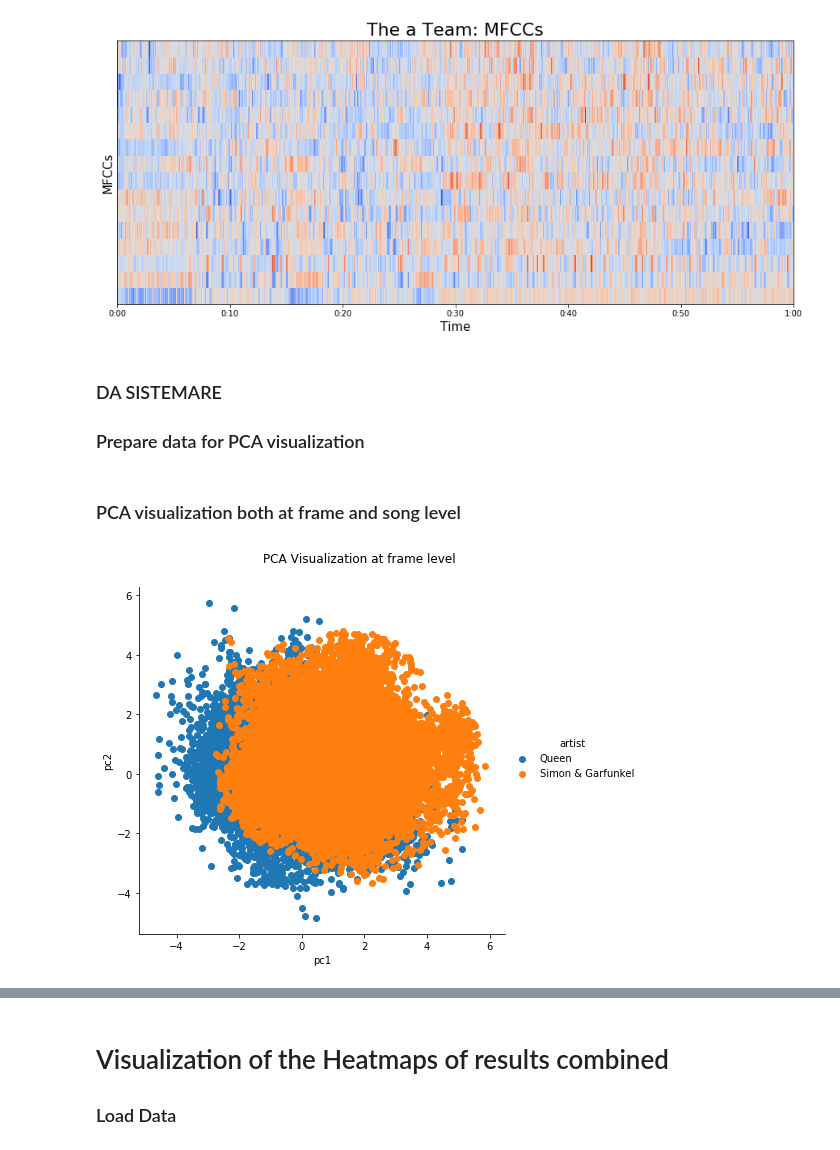
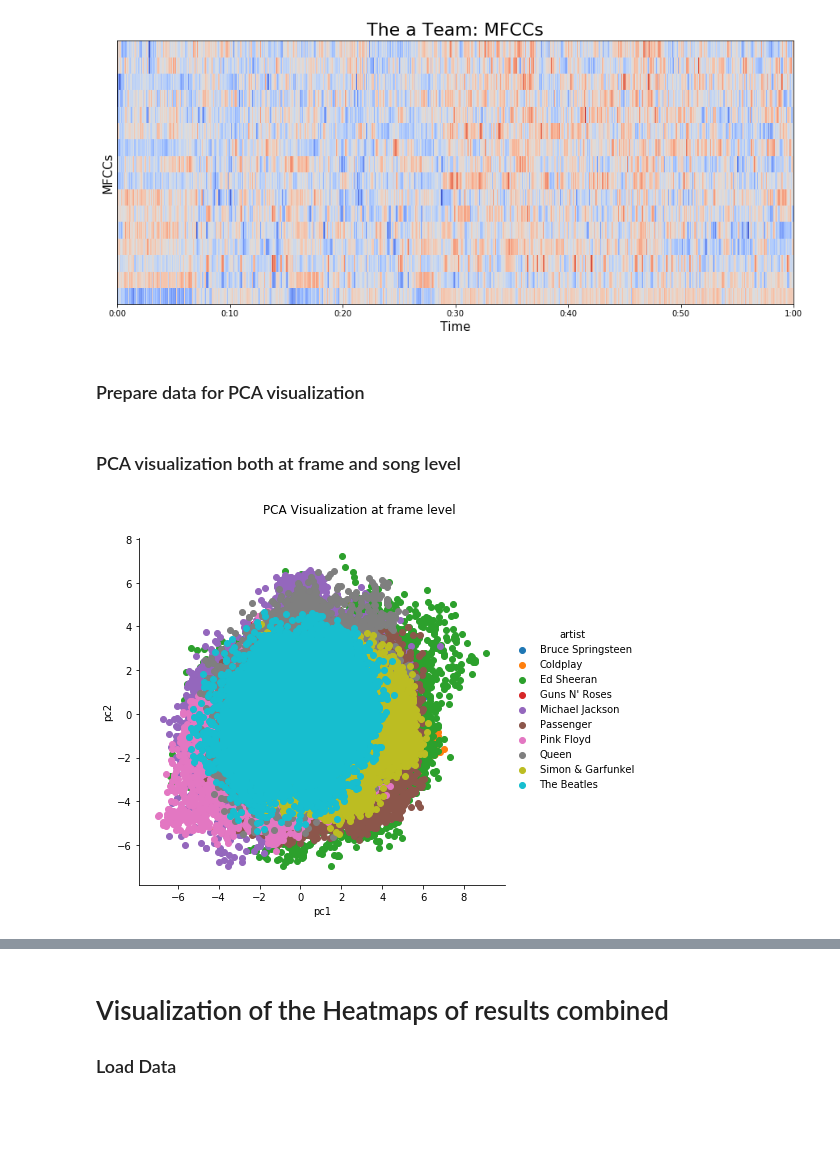
Before and after one commit to mr-96/SML-Project, a Jupyter notebook: 2 - Visualization.ipynb, the cells around one changed output, grey strips where cells are left out. Drawn from its saved outputs; the diff is of its cells as text; code cells hidden in the pictures; blank space fills up the shorter version.

```diff
--- a/2 - Visualization.ipynb
+++ b/2 - Visualization.ipynb
@@ -105,12 +105,11 @@ plt.show()
 # %% [output]
 [figure]
 # %% [markdown]
-### DA SISTEMARE
 ### Prepare data for PCA visualization
 # %%
 ##create a list of artist in the dataset
 artistlist=[]
-for t in x:
+for t in x[2500][4]:
     if t["artist"] not in artistlist:
         artistlist.append(t["artist"])
 artistlist.sort()
@@ -119,10 +118,13 @@ artistlist.sort()
 ##############################################
 #####data for PCA visualization at frame level
 ##############################################
+sr=10000
+n_mfcc=20
+
 
 ###create a matrix with all frames of all songs
 all_mfcc=numpy.empty((1,n_mfcc))
-for t in x1:
+for t in x[sr][n_mfcc]:
     all_mfcc=numpy.vstack((all_mfcc, t["mfcc"]))
 all_mfcc=numpy.delete(all_mfcc,0,0)
 scaler = sklearn.preprocessing.StandardScaler()
@@ -130,7 +132,7 @@ all_mfcc=scaler.fit_transform(all_mfcc)
 
 ###create a list of corresponding labels and convert to pandas df
 all_labels=[]
-for t in x1:
+for t in x[sr][n_mfcc]:
     for _ in range(t["mfcc"].shape[0]):
         all_labels.append(t["artist"])
 all_labels=pandas.DataFrame(all_labels, columns = ["artist"])
@@ -178,36 +182,36 @@ df_song = pandas.concat([mfcc_avg_principalComponents, song_labels],axis=1)
 #manual way
 """fig = plt.figure(figsize = (8,8))
 ax = fig.add_subplot(1,1,1)
 ax.set_xlabel('Principal Component 1', fontsize = 15)
 ax.set_ylabel('Principal Component 2', fontsize = 15)
 ax.set_title('2 component PCA of Frames', fontsize = 20)
 
 targets = artistlist
 colors = ['r','g','b','c','m','y','k']
 for target, color in zip(targets,colors):
     indicesToKeep = df_frames['artist'] == target
     ax.scatter(df_frames.loc[indicesToKeep, 'pc1']
                , df_frames.loc[indicesToKeep, 'pc2']
                , c = color
                , s = 50
                , alpha=0.5)
 ax.legend(targets)
 ax.grid()"""
 
 
 
 #alternative one line code
 #filter to show only desidered artists. to show all use artistlist in place of printlist
-#artist are 'Coldplay', 'Ed Sheeran', "Guns N' Roses", 'Passenger', 'Queen', 'Simon & Garfunkel', 'The Beatles'
-printlist=['Queen','Simon & Garfunkel']
+#printlist=['Queen','Simon & Garfunkel']
+printlist=artistlist
 p=seaborn.FacetGrid(df_frames[df_frames.artist.isin(printlist)],hue="artist", size=6)
 p.map(plt.scatter, "pc1", "pc2")
 p.add_legend()
 plt.subplots_adjust(top=0.9)
 p.fig.suptitle('PCA Visualization at frame level')
 plt.show()
 # %% [output]
-[figure, old version]
+[figure, new version]
 # %%
 ###RUN code to get data for this visualization before visualizing
 ###because the differt kind of visualization may have conflicting names
```
Also changed, not shown: parts of 12 cells of this notebook, 4 other files.
